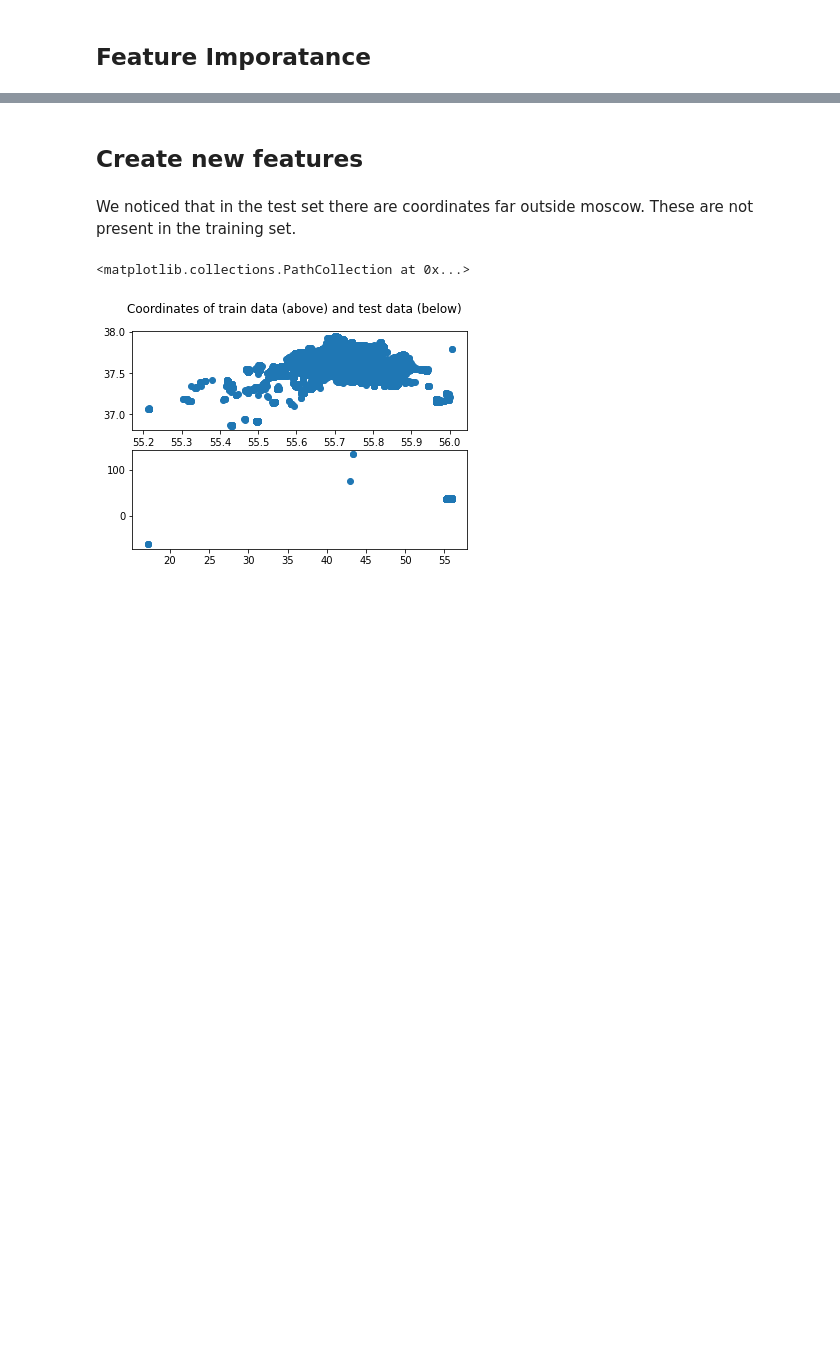
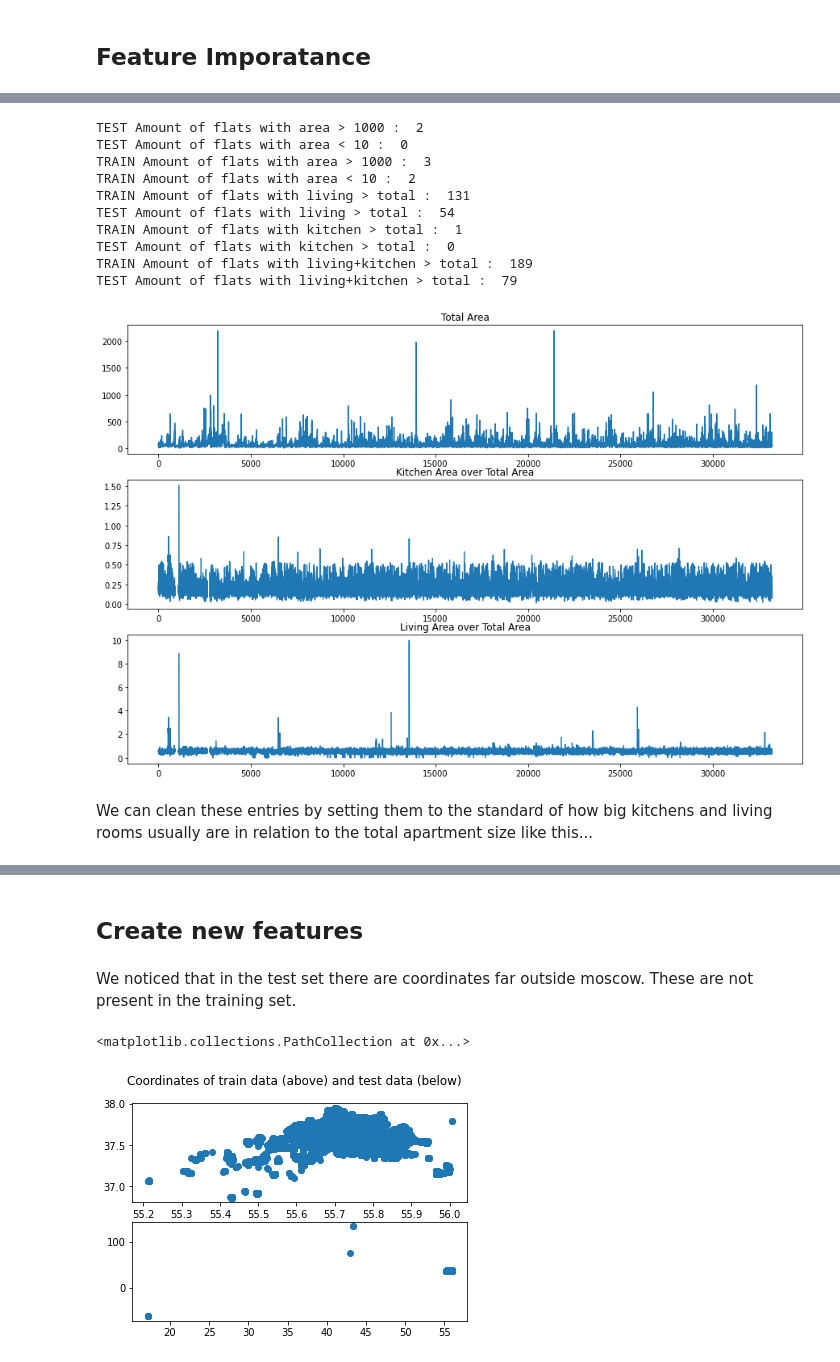
Before and after one commit to kirill-menke/house-pricing-prediction, a Jupyter notebook: group97_long_notebook.ipynb, the cells around one changed output, grey strips where cells are left out. Saved outputs shown, nothing was run; the diff lists cells and outputs as text; code cells hidden in the pictures; blank space fills up the shorter version.

```diff
--- a/group97_long_notebook.ipynb
+++ b/group97_long_notebook.ipynb
@@ -238,35 +249,43 @@ See the caveats in the documentation: https://pandas.pydata.org/pandas-docs/stab
 # %%
 #AREA
-fig1, pl1 = plt.subplots(figsize=(20,10))
-fig2, pl2 = plt.subplots(figsize=(20,10))
-fig3, pl3 = plt.subplots(figsize=(20,10))
-pl1.plot(all_data.area_total)
-pl1.set_title("total area")
-pl2.plot(all_data.area_kitchen/all_data.area_total)
-pl2.set_title("kitchen")
-pl3.plot(all_data.area_living/all_data.area_total)
-pl3.set_title("living")
+fig1, axs = plt.subplots(3, figsize=(15,10))
+axs[0].plot(all_data.area_total)
+axs[0].set_title("Total Area")
+axs[1].plot(all_data.area_kitchen/all_data.area_total)
+axs[1].set_title("Kitchen Area over Total Area")
+axs[2].plot(all_data.area_living/all_data.area_total)
+axs[2].set_title("Living Area over Total Area")
 
 print("TEST Amount of flats with area > 1000 : ", len(test_df.area_total[test_df.area_total >1000]))
 print("TEST Amount of flats with area < 10 : ", len(test_df.area_total[test_df.area_total <10]))
 
 print("TRAIN Amount of flats with area > 1000 : ", len(train_df.area_total[train_df.area_total >1000]))
 print("TRAIN Amount of flats with area < 10 : ", len(train_df.area_total[train_df.area_total <10]))
 
 
-print("TRAIN Amount of flats with living > total : ", len(train_df.area_living[train_df.area_living > train_df.area_total]))
-print("TEST Amount of flats with living > total : ", len(test_df.area_living[test_df.area_living > test_df.area_total]))
+print("TRAIN Amount of flats with living > total : ", len(train_df[train_df.area_living > train_df.area_total]))
+print("TEST Amount of flats with living > total : ", len(test_df[test_df.area_living > test_df.area_total]))
 
-print("TRAIN Amount of flats with living > total : ", len(train_df.area_living[train_df.area_living + train_df.area_kitchen > train_df.area_total]))
-print("TEST Amount of flats with living > total : ", len(test_df.area_living[test_df.area_living + test_df.area_kitchen> test_df.area_total]))
+print("TRAIN Amount of flats with kitchen > total : ", len(train_df[train_df.area_kitchen > train_df.area_total]))
+print("TEST Amount of flats with kitchen > total : ", len(test_df[test_df.area_kitchen > test_df.area_total]))
+
+print("TRAIN Amount of flats with living+kitchen > total : ", len(train_df[train_df.area_living + train_df.area_kitchen > train_df.area_total]))
+print("TEST Amount of flats with living+kitchen > total : ", len(test_df[test_df.area_living + test_df.area_kitchen> test_df.area_total]))
 
 
-fig4, pl4 = plt.subplots(figsize=(20,10))
-pl4.bar(all_data.index[all_data.area_living>all_data.area_total], all_data.area_living[all_data.area_living>all_data.area_total]/all_data.area_total[all_data.area_living>all_data.area_total])
-
-#cleaning area data
-wrong_kitch_sq_index = all_data['area_kitchen'] > all_data['area_total']
-all_data.loc[wrong_kitch_sq_index, 'area_kitchen'] = all_data.loc[wrong_kitch_sq_index, 'area_total'] * 1 / 3
-
-wrong_life_sq_index = all_data['area_living'] > all_data['area_total']
-all_data.loc[wrong_life_sq_index, 'area_living'] = all_data.loc[wrong_life_sq_index, 'area_total'] * 3 / 5
+#fig4, pl4 = plt.subplots(figsize=(20,10))
+#pl4.bar(all_data.index[all_data.area_living>all_data.area_total], all_data.area_living[all_data.area_living>all_data.area_total]/all_data.area_total[all_data.area_living>all_data.area_total])
+# %% [output]
+TEST Amount of flats with area > 1000 :  2
+TEST Amount of flats with area < 10 :  0
+TRAIN Amount of flats with area > 1000 :  3
+TRAIN Amount of flats with area < 10 :  2
+TRAIN Amount of flats with living > total :  131
+TEST Amount of flats with living > total :  54
+TRAIN Amount of flats with kitchen > total :  1
+TEST Amount of flats with kitchen > total :  0
+TRAIN Amount of flats with living+kitchen > total :  189
+TEST Amount of flats with living+kitchen > total :  79
+[figure, added]
+# %% [markdown]
+We can clean these entries by setting them to the standard of how big kitchens and living rooms usually are in relation to the total apartment size like this...
```
Also changed, not shown: parts of 32 cells of this notebook.
